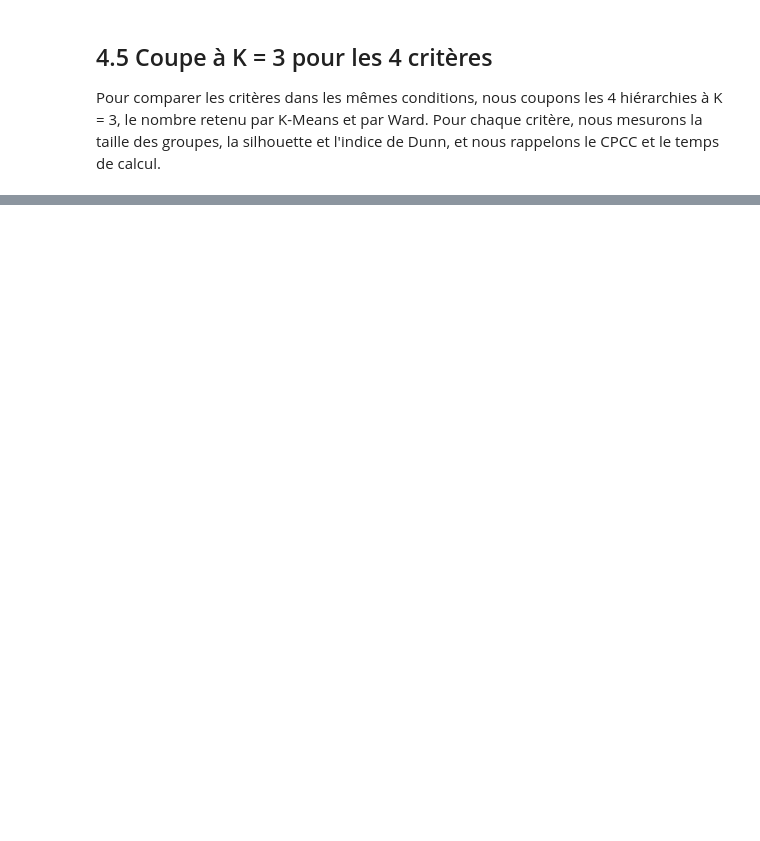
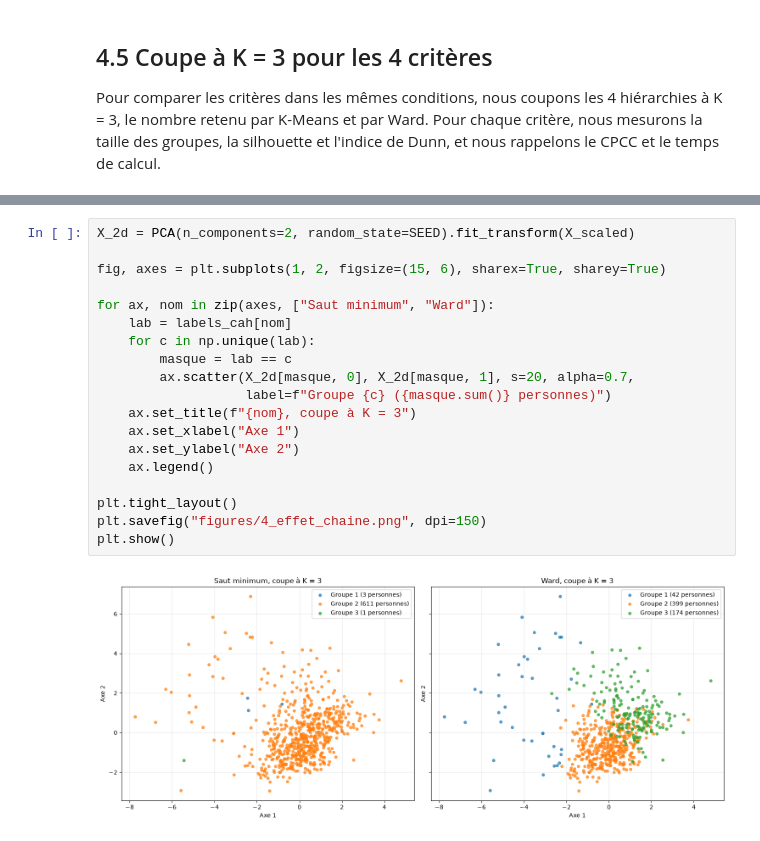
Before and after one commit to CedricKonkobo/Clustering-d-analyses-sanguines, a Jupyter notebook: 02_cah.ipynb, the cells around one changed output, grey strips where cells are left out. Drawn from its saved outputs; the diff is of its cells as text; blank space fills up the shorter version.

```diff
--- a/02_cah.ipynb
+++ b/02_cah.ipynb
@@ -340,0 +370,21 @@ resultats_cah
+# %%
+X_2d = PCA(n_components=2, random_state=SEED).fit_transform(X_scaled)
+
+fig, axes = plt.subplots(1, 2, figsize=(15, 6), sharex=True, sharey=True)
+
+for ax, nom in zip(axes, ["Saut minimum", "Ward"]):
+    lab = labels_cah[nom]
+    for c in np.unique(lab):
+        masque = lab == c
+        ax.scatter(X_2d[masque, 0], X_2d[masque, 1], s=20, alpha=0.7,
+                   label=f"Groupe {c} ({masque.sum()} personnes)")
+    ax.set_title(f"{nom}, coupe à K = 3")
+    ax.set_xlabel("Axe 1")
+    ax.set_ylabel("Axe 2")
+    ax.legend()
+
+plt.tight_layout()
+plt.savefig("figures/4_effet_chaine.png", dpi=150)
+plt.show()
+# %% [output]
+[figure, added]
```
Also changed, not shown: parts of 21 cells of this notebook, 8 other files.
